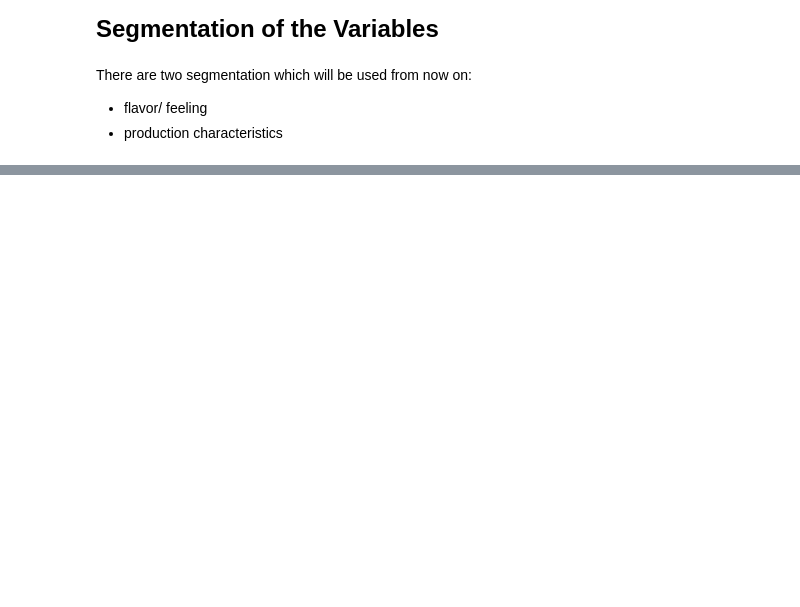
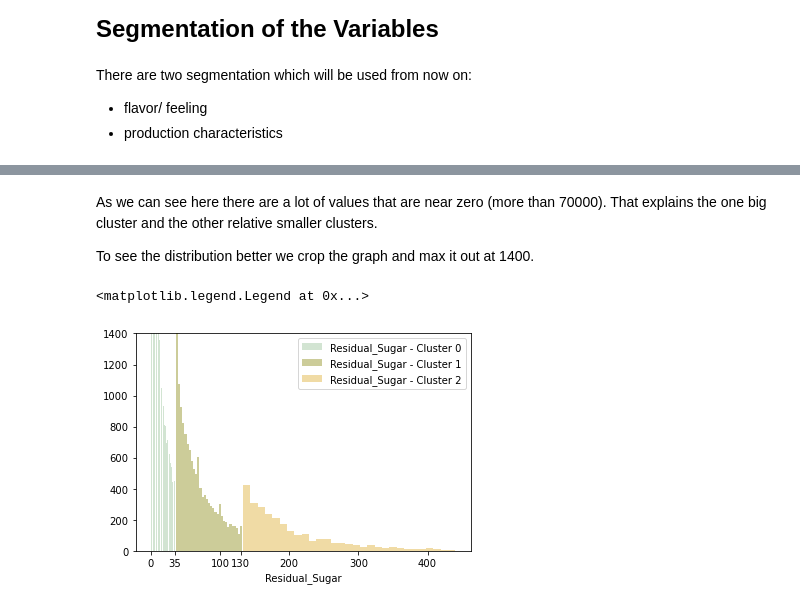
Before and after one commit to CodeGroupDM/Code-DM, a Jupyter notebook: Project_Preprocessing.ipynb, the cells around one changed output, grey strips where cells are left out. Saved outputs shown, nothing was run; the diff lists cells and outputs as text; code cells hidden in the pictures; blank space fills up the shorter version.

```diff
--- a/Project_Preprocessing.ipynb
+++ b/Project_Preprocessing.ipynb
@@ -447,0 +566,15 @@ wm_prodchar = wm_cleaned[['Aging_Time','Litters_Barrel','Type_White','Magnesium'
+# %% [markdown]
+As we can see here there are a lot of values that are near zero (more than 70000). That explains the one big cluster and the other relative smaller clusters.
+
+To see the distribution better we crop the graph and max it out at 1400.
+# %%
+sns.distplot(cluster0['Residual_Sugar'],color='darkseagreen',label='Residual_Sugar - Cluster 0', kde = False)
+sns.distplot(cluster1['Residual_Sugar'],color='olive',label='Residual_Sugar - Cluster 1', kde = False)
+sns.distplot(cluster2['Residual_Sugar'],color='goldenrod',label='Residual_Sugar - Cluster 2', kde = False)
+plt.yticks([0, 200, 400, 600, 800, 1000, 1200, 1400])
+plt.xticks([0, 35, 100, 130, 200, 300, 400])
+plt.ylim(0, 1400)
+plt.legend()
+# %% [output]
+<matplotlib.legend.Legend at 0x...>
+[figure, added]
```
Also changed, not shown: parts of 65 cells of this notebook.
